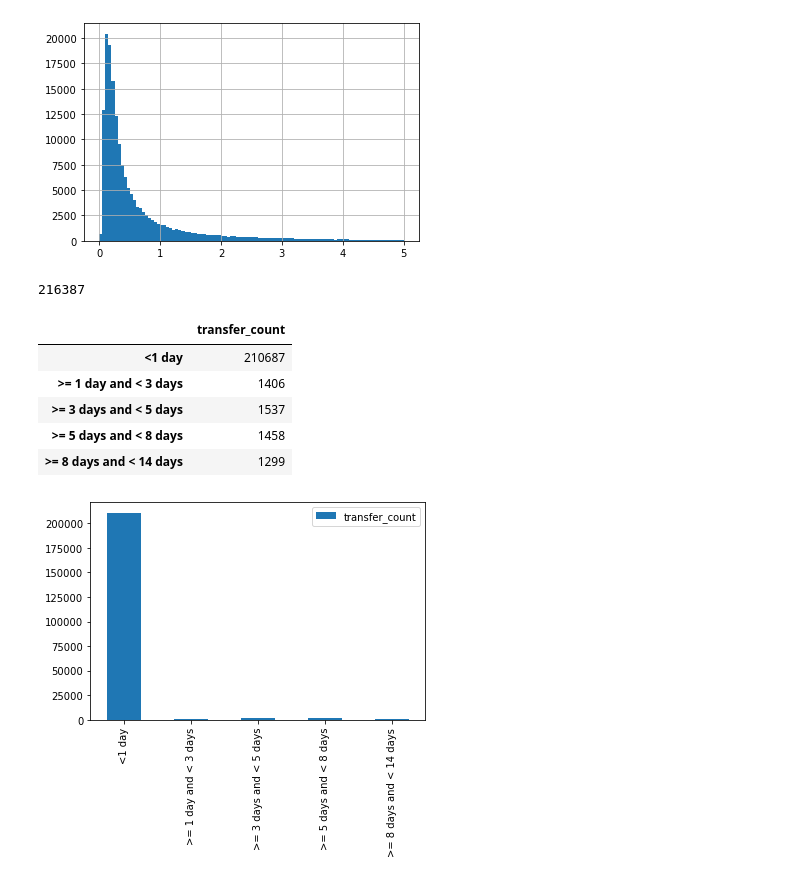
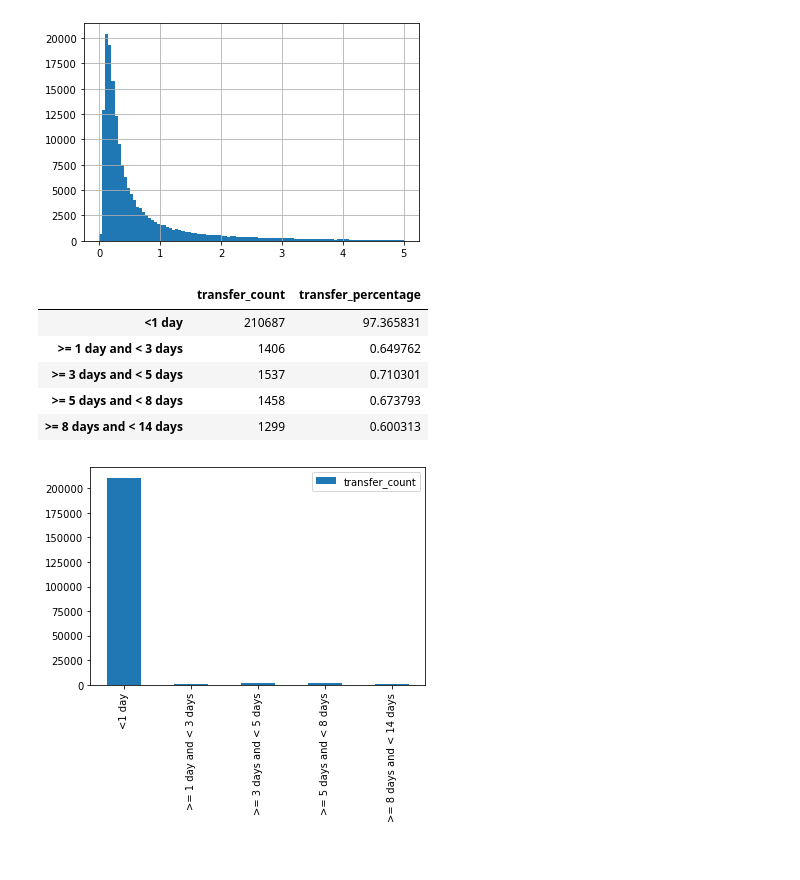
Before and after one commit to nhsconnect/prm-gp2gp-data-sandbox, a Jupyter notebook: notebooks/78-PRMT-2427--filter-transfers-over-24-hours.ipynb, the cells around one changed output. Drawn from its saved outputs; the diff is of its cells as text; code cells hidden in the pictures.

```diff
--- a/notebooks/78-PRMT-2427--filter-transfers-over-24-hours.ipynb
+++ b/notebooks/78-PRMT-2427--filter-transfers-over-24-hours.ipynb
@@ -22,7 +22,7 @@ import matplotlib.pyplot as plt
 # Show all columns
 pd.set_option('display.max_columns', None)
 # %%
-transfer_file_location = "s3://prm-gp2gp-transfer-data-dev/v5/"
+transfer_file_location = "s3://prm-gp2gp-transfer-data-preprod/v5/"
 transfer_files = [
     "2021/7/2021-7-transfers.parquet"
 ]
@@ -115,21 +115,15 @@ Name: time_until_ready_to_integrate, dtype: object
 plt.show()
 # %% [output]
 [figure]
-# %%
-transfered_transfers_ehr_transfer_durations_bucketed = transfered_transfers_ehr_transfer_durations.apply(bucket)
-transfered_transfers_ehr_transfer_durations_bucketed.count()
-# %% [output]
-216387
-# %%
-bucketed_sender_delta_counts = transfered_transfers_ehr_transfer_durations_bucketed.value_counts().to_frame("transfer_count").sort_index()
-bucketed_sender_delta_counts
-# %% [output]
-|  | transfer_count |
-| <1 day | 210687 |
-| >= 1 day and < 3 days | 1406 |
-| >= 3 days and < 5 days | 1537 |
-| >= 5 days and < 8 days | 1458 |
-| >= 8 days and < 14 days | 1299 |
+# %%
+bucket_transfer_duration_counts(transfered_transfers_ehr_transfer_durations, bucket)
+# %% [output]
+|  | transfer_count | transfer_percentage |
+| <1 day | 210687 | 97.365831 |
+| >= 1 day and < 3 days | 1406 | 0.649762 |
+| >= 3 days and < 5 days | 1537 | 0.710301 |
+| >= 5 days and < 8 days | 1458 | 0.673793 |
+| >= 8 days and < 14 days | 1299 | 0.600313 |
 # %%
 bucketed_sender_delta_counts.plot.bar()
 plt.show()
```
Also changed, not shown: parts of 6 cells of this notebook.
